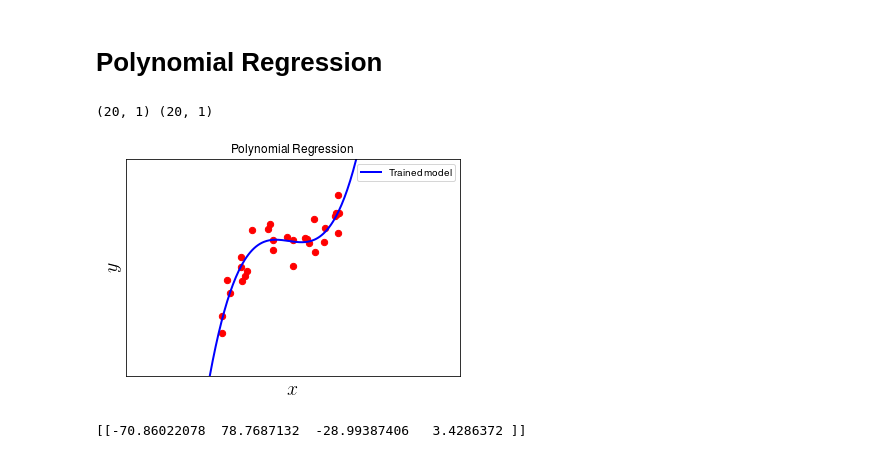
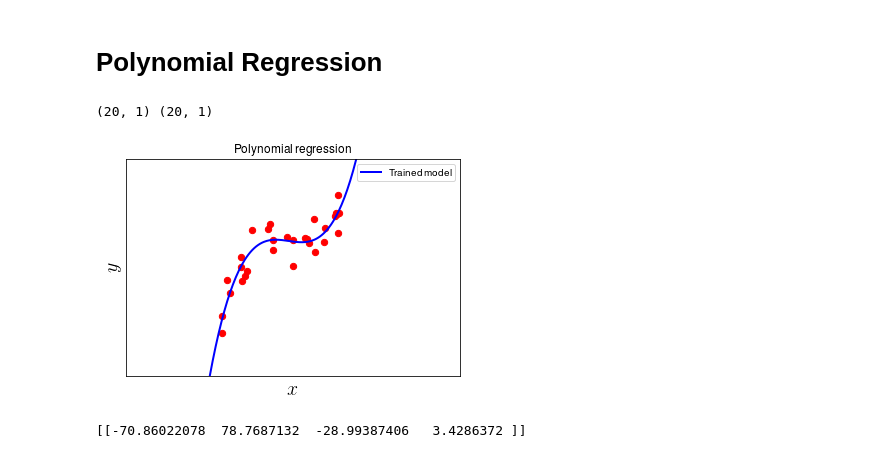
Before and after one commit to tiepvupsu/ebookML_src, a Jupyter notebook: src/linear_regression/LinearRegression.ipynb, the cells around one changed output. Saved outputs shown, nothing was run; the diff lists cells and outputs as text; code cells hidden in the pictures.

```diff
--- a/src/linear_regression/LinearRegression.ipynb
+++ b/src/linear_regression/LinearRegression.ipynb
@@ -3,13 +3,15 @@
 from __future__ import print_function
 import numpy as np
 import matplotlib.pyplot as plt
+from matplotlib.backends.backend_pdf import PdfPages
+
 
 # height (cm)
-X = np.array([[147, 150, 153, 158, 163, 165, 168, 170, 173, 175, 178, 180, 183]])
+X = np.array([[147, 150, 153, 158, 163, 165, 168, 170, 173, 175, 178, 180, 183]]).T # each row is a point
 # weight (kg)
-y = np.array([[ 49, 50, 51,  54, 58, 59, 60, 62, 63, 64, 66, 67, 68]]).T
+y = np.array([ 49, 50, 51,  54, 58, 59, 60, 62, 63, 64, 66, 67, 68])
 # Visualize data
-plt.plot(X, y.T, 'ro')
+plt.plot(X, y, 'ro')
 plt.axis([140, 190, 45, 75])
 plt.xlabel('Height (cm)')
 plt.ylabel('Weight (kg)')
@@ -58,9 +62,8 @@ Tiếp theo, chúng ta sẽ sử dụng thư viện Scikit-learn của Python đ
 from sklearn import datasets, linear_model
 
 # fit the model by Linear Regression
-# fit_intercept = False for calculating the bias
 regr = linear_model.LinearRegression()
-regr.fit(X.T, y) # in scikit-learn, each sample is one row
+regr.fit(X, y) # in scikit-learn, each sample is one row
 
 # Compare two results
 print("scikit-learn's solution  : w_1 = ", regr.coef_[0], "w_0 = ", regr.intercept_)
@@ -80,7 +83,7 @@ import matplotlib.pyplot as plt
 # height (cm)
 X = np.array([[147, 150, 153, 158, 163, 165, 168, 170, 173, 175, 178, 180, 183, 150]]).T
 # weight (kg)
-y = np.array([[ 49, 50, 51,  54, 58, 59, 60, 62, 63, 64, 66, 67, 68, 90]]).T
+y = np.array([ 49, 50, 51,  54, 58, 59, 60, 62, 63, 64, 66, 67, 68, 90])
 
 # Building Xbar
 one = np.ones((X.shape[0], 1))
@@ -90,10 +93,10 @@ Xbar = np.concatenate((one, X), axis = 1)
 A = np.dot(Xbar.T, Xbar)
 b = np.dot(Xbar.T, y)
 w = np.dot(np.linalg.pinv(A), b)
-print 'w = ', w
+print('w = ', w)
 # Preparing the fitting line
-w_0 = w[0][0]
-w_1 = w[1][0]
+w_0 = w[0]
+w_1 = w[1]
 x0 = np.linspace(145, 185, 2, endpoint=True)
 y0 = w_0 + w_1*x0
 
@@ -101,7 +104,10 @@ y0 = w_0 + w_1*x0
 plt.plot(X, y, 'ro')     # data
 plt.plot(x0, y0)               # the fitting line
 plt.axis([140, 190, 45, 95])
-plt.xlabel('Height (cm)')
-plt.ylabel('Weight (kg)')
+plt.xlabel('Height (cm)', fontsize = 14)
+plt.ylabel('Weight (kg)', fontsize = 14)
+plt.tick_params(axis='both', which='major', labelsize=14)
+with PdfPages('noise.pdf') as pdf:
+    pdf.savefig(bbox_inches='tight')
 plt.show()
 # %% [output]
@@ -155,36 +160,37 @@ def myfit(X, y, d):
     y0 = np.zeros_like(x0)
     ytrue = 5*(x0 - 2)*(x0-3)*(x0-4)
     for i in xrange(d+1):
         y0 += w[0][i]*x0**i
 
     # Draw the fitting line
-    with PdfPages('svm1.pdf') as pdf:
+    with PdfPages('polyreg.pdf') as pdf:
         plt.scatter(X.T, y.T, c = 'r', s = 40)     # data
         print(X_test.shape, y_test.shape)
     #     plt.scatter(X_test.T, y_test.T, c = 'y', s = 40, label = 'Test samples')     # data
 
-        plt.plot(x0, y0, 'b', linewidth = 2, label = "Trained model")   # the fitting line
+        l1, = plt.plot(x0, y0, 'b', linewidth = 2, label = "Trained model")   # the fitting line
+        plt.legend(handles = [l1], fontsize = 18)
     #     plt.plot(x0, ytrue, 'b', linewidth = 2, label = "train model")   # the fitting line
         plt.xticks([], [])
         plt.yticks([], [])
 
 
-        plt.title('Polynomial Regression')
+        plt.title('Polynomial regression')
         plt.axis([-4, 10, np.amax(y_test)-100, np.amax(y) + 30])
         plt.legend(loc="best")
 
         fn = 'linreg_' + str(d) + '.png'
 
         plt.xlabel('$x$', fontsize = 20);
         plt.ylabel('$y$', fontsize = 20);
 
-        plt.savefig(fn, bbox_inches='tight', dpi = 600)
+        pdf.savefig(bbox_inches='tight') #, dpi = 600)
 
         plt.show()
     print(w)
 
 myfit(X, y, 3)
 # %% [output]
 (20, 1) (20, 1)
-[figure, old version]
+[figure, new version]
 [[-70.86022078  78.7687132  -28.99387406   3.4286372 ]]
```
Also changed, not shown: parts of 4 cells of this notebook, 20 other files.
